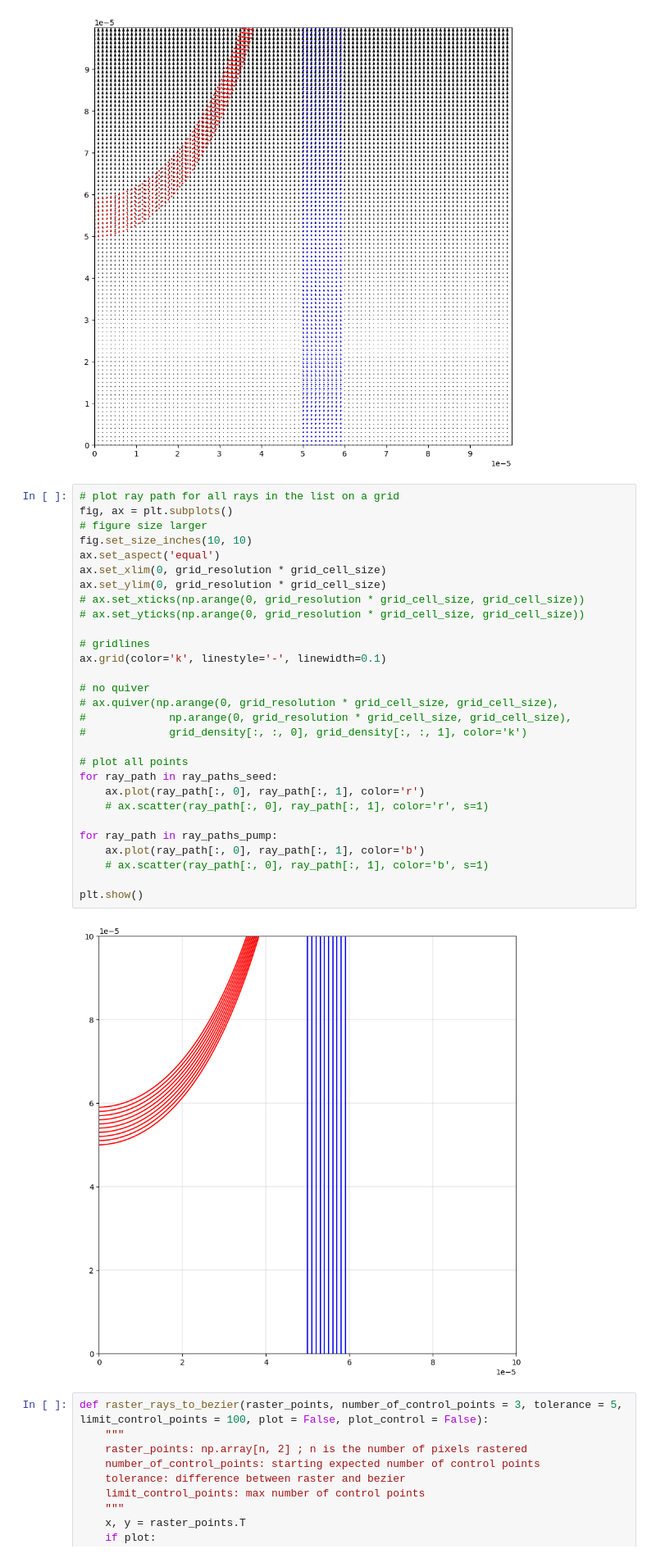
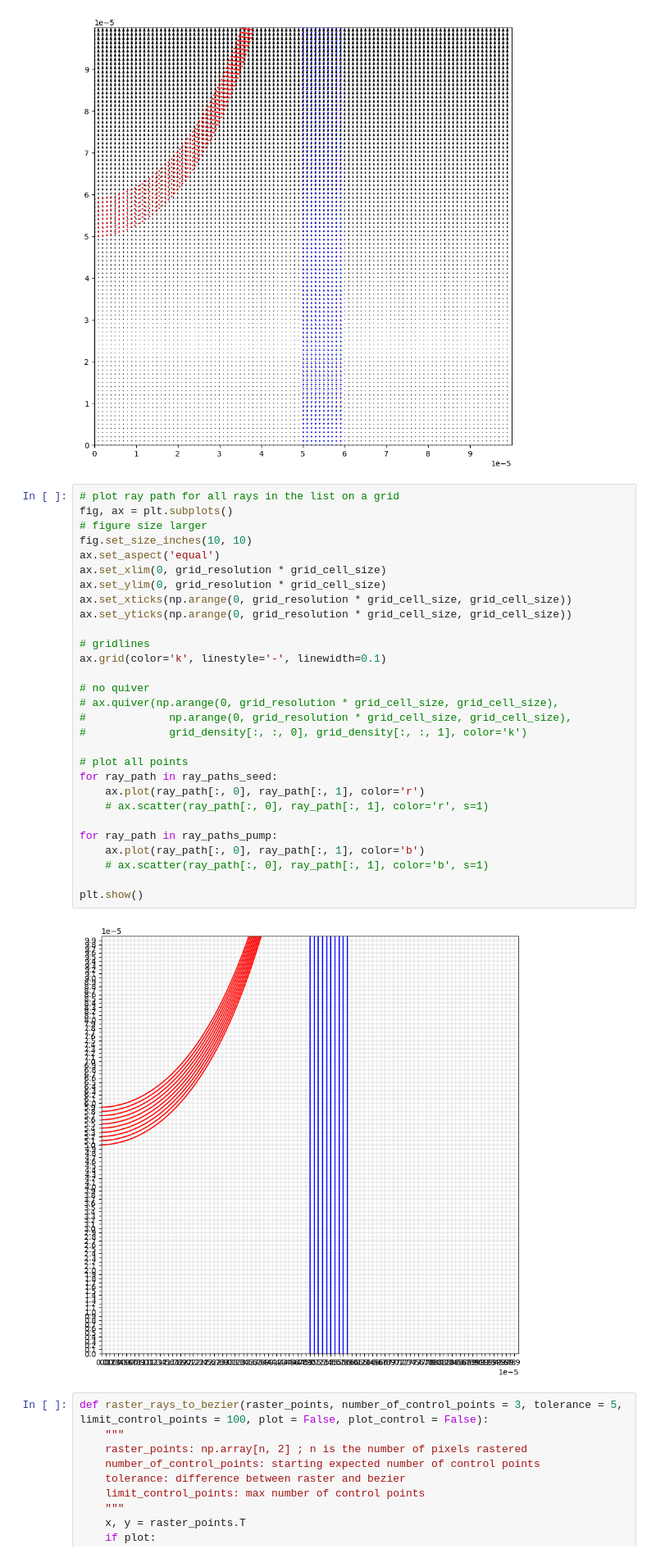
Before and after one commit to apoudel20/python-cbet, a Jupyter notebook: ray_march.ipynb, the cells around one changed output. Shown at 82% size. Saved outputs shown, nothing was run; the diff lists cells and outputs as text.

```diff
--- a/ray_march.ipynb
+++ b/ray_march.ipynb
@@ -135,34 +135,34 @@ plt.show()
 # %%
 # plot ray path for all rays in the list on a grid
 fig, ax = plt.subplots()
 # figure size larger
 fig.set_size_inches(10, 10)
 ax.set_aspect('equal')
 ax.set_xlim(0, grid_resolution * grid_cell_size)
 ax.set_ylim(0, grid_resolution * grid_cell_size)
-# ax.set_xticks(np.arange(0, grid_resolution * grid_cell_size, grid_cell_size))
-# ax.set_yticks(np.arange(0, grid_resolution * grid_cell_size, grid_cell_size))
+ax.set_xticks(np.arange(0, grid_resolution * grid_cell_size, grid_cell_size))
+ax.set_yticks(np.arange(0, grid_resolution * grid_cell_size, grid_cell_size))
 
 # gridlines
 ax.grid(color='k', linestyle='-', linewidth=0.1)
 
 # no quiver
 # ax.quiver(np.arange(0, grid_resolution * grid_cell_size, grid_cell_size),
 #             np.arange(0, grid_resolution * grid_cell_size, grid_cell_size),
 #             grid_density[:, :, 0], grid_density[:, :, 1], color='k')
 
 # plot all points
 for ray_path in ray_paths_seed:
     ax.plot(ray_path[:, 0], ray_path[:, 1], color='r')
     # ax.scatter(ray_path[:, 0], ray_path[:, 1], color='r', s=1)
 
 for ray_path in ray_paths_pump:
     ax.plot(ray_path[:, 0], ray_path[:, 1], color='b')
     # ax.scatter(ray_path[:, 0], ray_path[:, 1], color='b', s=1)
 
 plt.show()
 # %% [output]
-[figure, old version]
+[figure, new version]
 # %%
 def raster_rays_to_bezier(raster_points, number_of_control_points = 3, tolerance = 5, limit_control_points = 100, plot = False, plot_control = False):
     """
```
